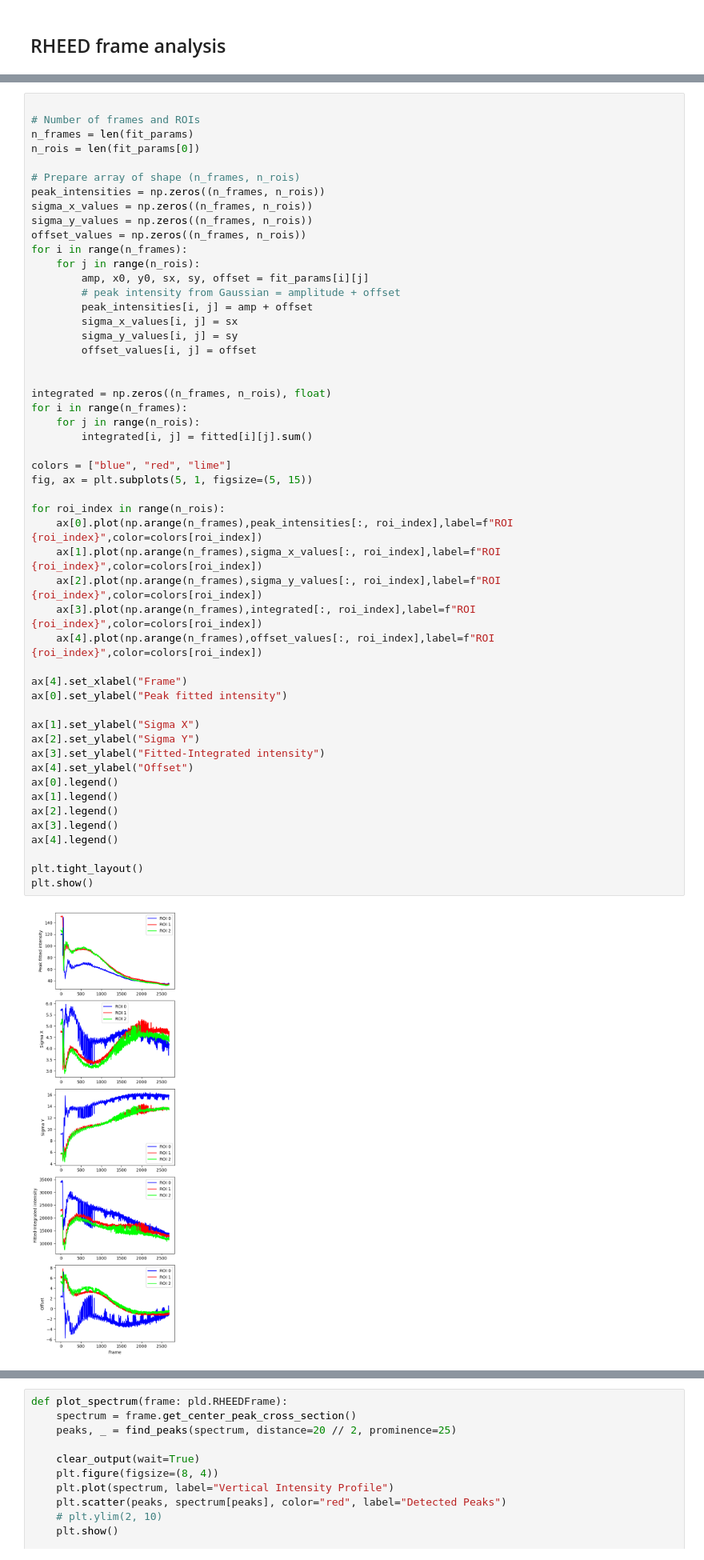
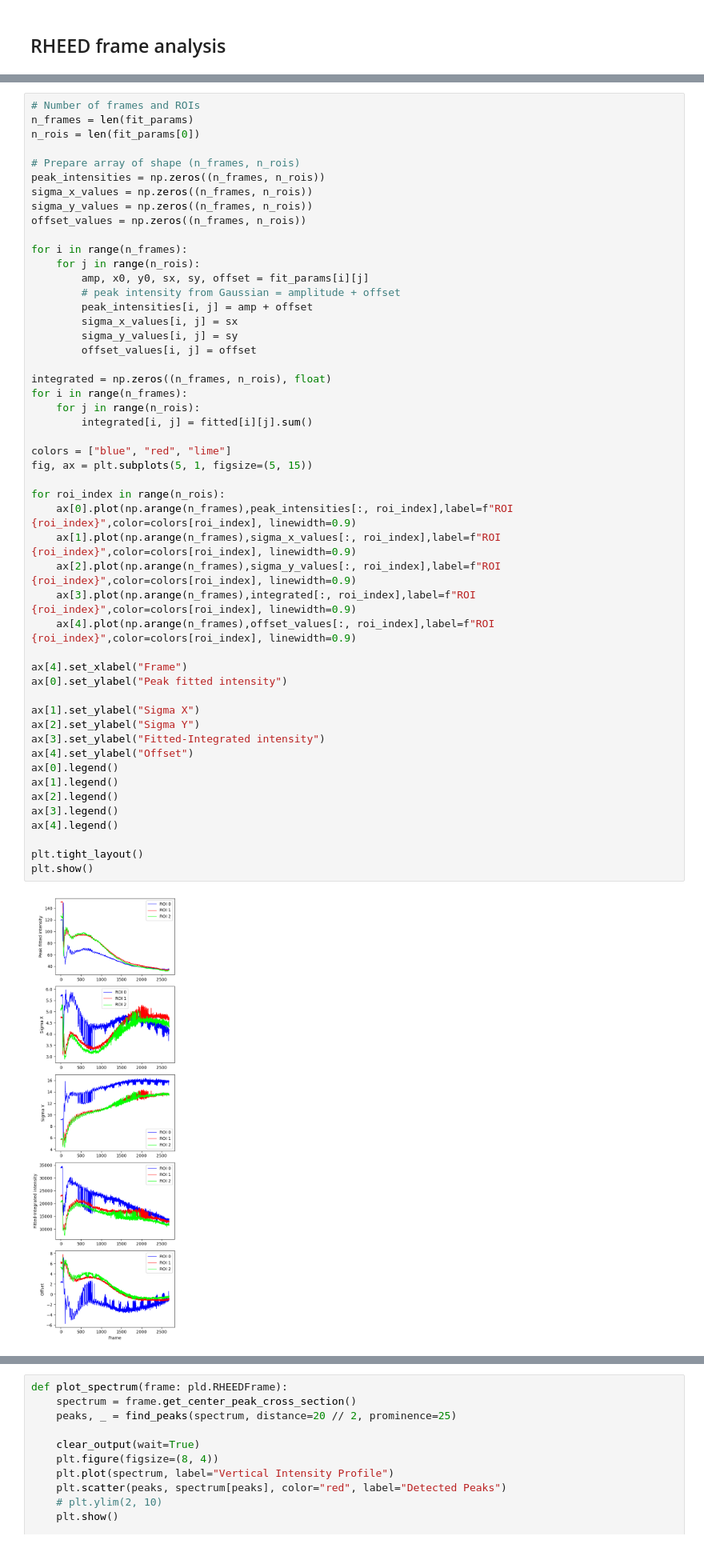
Before and after one commit to pietromani01/PLD-scripts, a Jupyter notebook: analysis.ipynb, the cells around one changed output, grey strips where cells are left out. Shown at 80% size. Cells and saved outputs as stored; diff of their text form.

```diff
--- a/analysis.ipynb
+++ b/analysis.ipynb
@@ -127,7 +122,6 @@ plt.show()
 # %% [output]
 [figure]
 # %%
-
 # Number of frames and ROIs
 n_frames = len(fit_params)
 n_rois = len(fit_params[0])
@@ -137,6 +131,7 @@ peak_intensities = np.zeros((n_frames, n_rois))
 sigma_x_values = np.zeros((n_frames, n_rois))
 sigma_y_values = np.zeros((n_frames, n_rois))
 offset_values = np.zeros((n_frames, n_rois))
+
 for i in range(n_frames):
     for j in range(n_rois):
         amp, x0, y0, sx, sy, offset = fit_params[i][j]
@@ -145,37 +140,36 @@ for i in range(n_frames):
         sigma_x_values[i, j] = sx
         sigma_y_values[i, j] = sy
         offset_values[i, j] = offset
-
 
 integrated = np.zeros((n_frames, n_rois), float)
 for i in range(n_frames):
     for j in range(n_rois):
         integrated[i, j] = fitted[i][j].sum()
 
 colors = ["blue", "red", "lime"]
 fig, ax = plt.subplots(5, 1, figsize=(5, 15))
 
 for roi_index in range(n_rois):
-    ax[0].plot(np.arange(n_frames),peak_intensities[:, roi_index],label=f"ROI {roi_index}",color=colors[roi_index])
-    ax[1].plot(np.arange(n_frames),sigma_x_values[:, roi_index],label=f"ROI {roi_index}",color=colors[roi_index])
-    ax[2].plot(np.arange(n_frames),sigma_y_values[:, roi_index],label=f"ROI {roi_index}",color=colors[roi_index])
-    ax[3].plot(np.arange(n_frames),integrated[:, roi_index],label=f"ROI {roi_index}",color=colors[roi_index])
-    ax[4].plot(np.arange(n_frames),offset_values[:, roi_index],label=f"ROI {roi_index}",color=colors[roi_index])
+    ax[0].plot(np.arange(n_frames),peak_intensities[:, roi_index],label=f"ROI {roi_index}",color=colors[roi_index], linewidth=0.9)
+    ax[1].plot(np.arange(n_frames),sigma_x_values[:, roi_index],label=f"ROI {roi_index}",color=colors[roi_index], linewidth=0.9)
+    ax[2].plot(np.arange(n_frames),sigma_y_values[:, roi_index],label=f"ROI {roi_index}",color=colors[roi_index], linewidth=0.9)
+    ax[3].plot(np.arange(n_frames),integrated[:, roi_index],label=f"ROI {roi_index}",color=colors[roi_index], linewidth=0.9)
+    ax[4].plot(np.arange(n_frames),offset_values[:, roi_index],label=f"ROI {roi_index}",color=colors[roi_index], linewidth=0.9)
 
 ax[4].set_xlabel("Frame")
 ax[0].set_ylabel("Peak fitted intensity")
 
 ax[1].set_ylabel("Sigma X")
 ax[2].set_ylabel("Sigma Y")
 ax[3].set_ylabel("Fitted-Integrated intensity")
 ax[4].set_ylabel("Offset")
 ax[0].legend()
 ax[1].legend()
 ax[2].legend()
 ax[3].legend()
 ax[4].legend()
 
 plt.tight_layout()
 plt.show()
 # %% [output]
-[figure, old version]
+[figure, new version]
```
Also changed, not shown: parts of 19 cells of this notebook, 2 other files.
